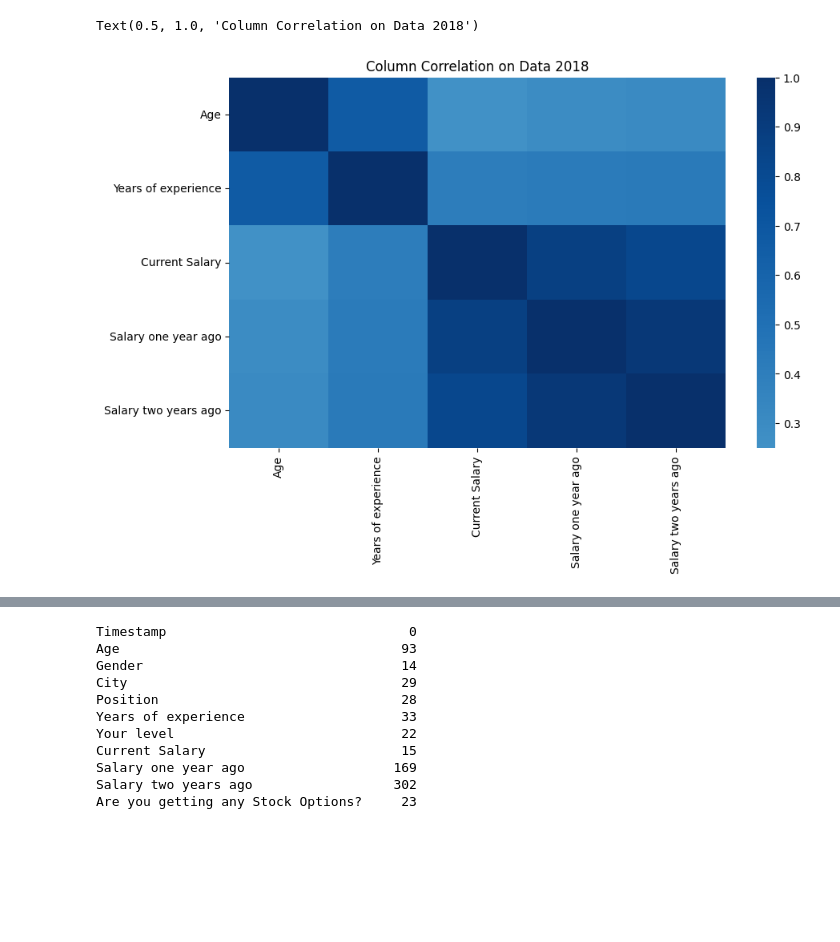
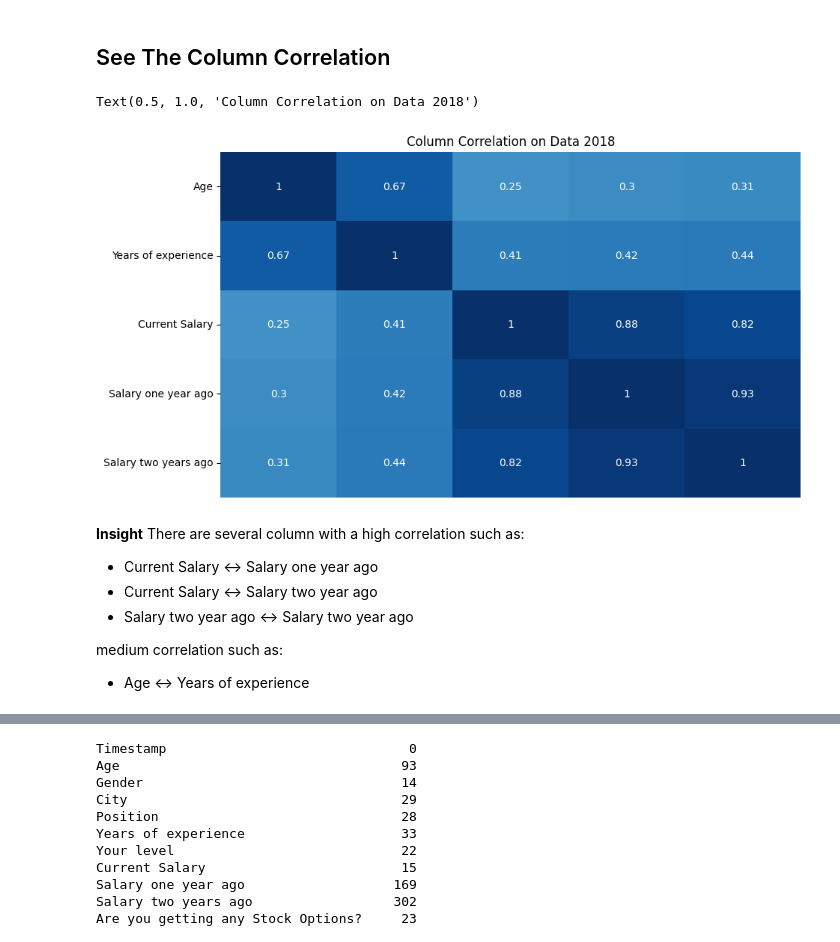
Before and after one commit to Bugi-Sulistiyo/Gigih_Mid-Term, a Jupyter notebook: Script/EDA_preparation.ipynb, the cells around one changed output, grey strips where cells are left out. Cells and saved outputs as stored; diff of their text form; code cells hidden in the pictures; blank space fills up the shorter version.

```diff
--- a/Script/EDA_preparation.ipynb
+++ b/Script/EDA_preparation.ipynb
@@ -17,4 +29,6 @@ PATH_20 = os.path.join(PATH_MAIN, r"IT Salary Survey EU 2020.csv")
 data_18 = pd.read_csv(PATH_18)
 data_19 = pd.read_csv(PATH_19)
 data_20 = pd.read_csv(PATH_20)
+# %% [markdown]
+## See The Column Correlation
 # %%
@@ -22,11 +37,21 @@ temp_18 = data_18.dtypes.to_frame().reset_index()
 temp_18.rename(columns={"index": "Column", 0: "Dtype"}, inplace=True)
 num_col_18 = temp_18[temp_18.Dtype != 'object']
 # %%
+# Visualize the correlation value with heatmap chart
 cor_data_18 = data_18[num_col_18.Column].corr()
 fig, ax = plt.subplots(figsize=(10,6))
-sns.heatmap(cor_data_18, center=0, cmap='Blues')
+sns.heatmap(cor_data_18, center=0, cmap='Blues', annot=True, cbar=False, xticklabels=False)
 ax.set_title("Column Correlation on Data 2018")
 # %% [output]
 Text(0.5, 1.0, 'Column Correlation on Data 2018')
-[figure, old version]
+[figure, new version]
+# %% [markdown]
+**Insight**
+There are several column with a high correlation such as:
+- Current Salary <-> Salary one year ago
+- Current Salary <-> Salary two year ago
+- Salary two year ago <-> Salary two year ago
+
+medium correlation such as:
+- Age <-> Years of experience
 # %%
```
Also changed, not shown: parts of 110 cells of this notebook, 1 other file.
